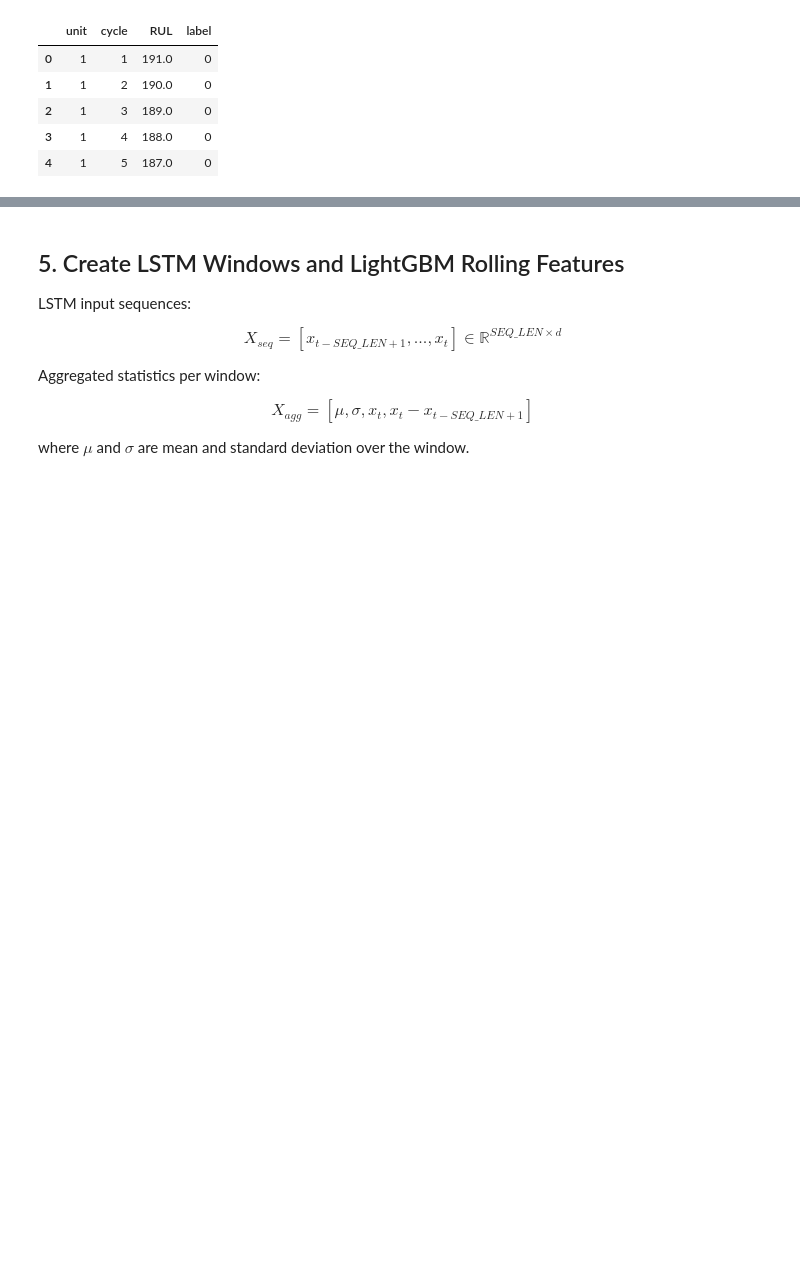
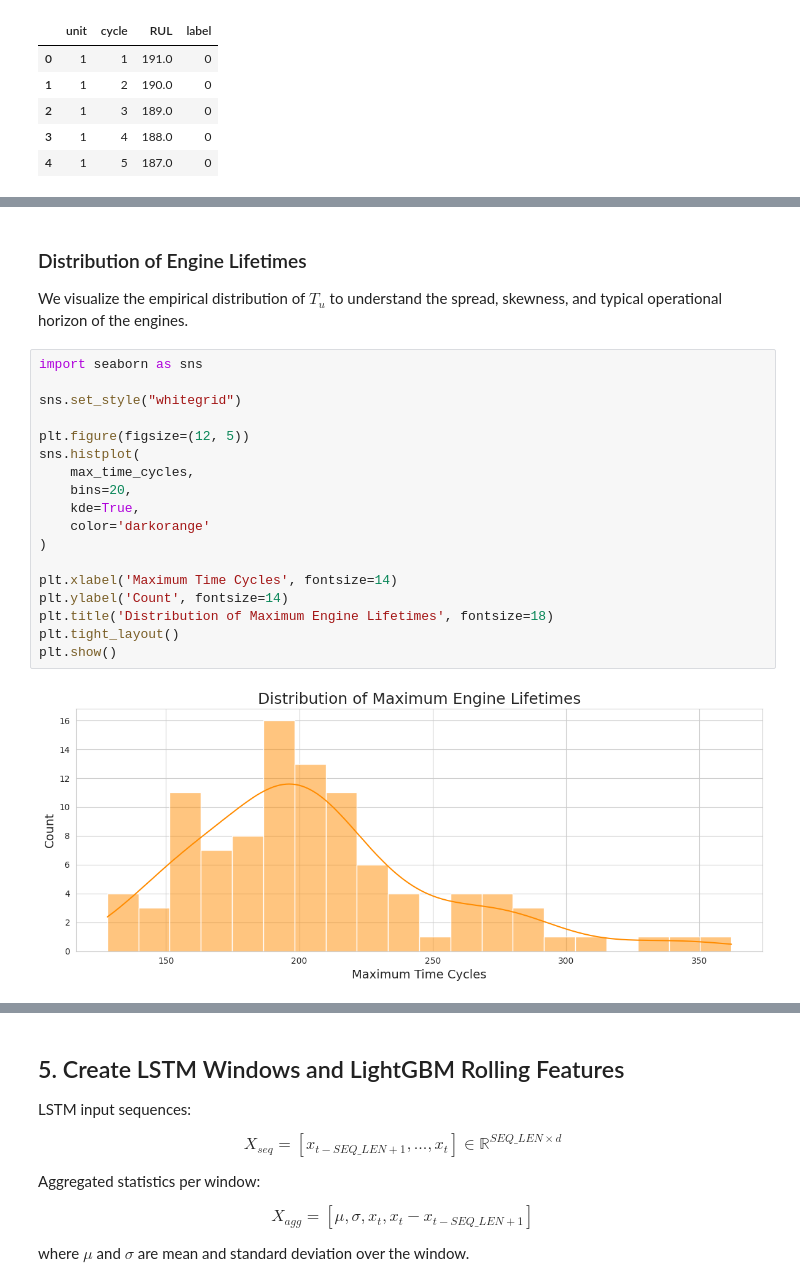
Before and after one commit to KarthikPrakhya/OptiML-Data-Analysis-AB-Notebooks, a Jupyter notebook: OptiML Data Analysis Jupyter Notebooks/ensemble_failure_prediction_notebook.ipynb, the cells around one changed output, grey strips where cells are left out. Drawn from its saved outputs; the diff is of its cells as text; blank space fills up the shorter version.

```diff
--- a/OptiML Data Analysis Jupyter Notebooks/ensemble_failure_prediction_notebook.ipynb
+++ b/OptiML Data Analysis Jupyter Notebooks/ensemble_failure_prediction_notebook.ipynb
@@ -136,0 +167,25 @@ plt.show()
+# %% [markdown]
+### Distribution of Engine Lifetimes
+
+We visualize the empirical distribution of $T_u$ to understand the spread,
+skewness, and typical operational horizon of the engines.
+# %%
+import seaborn as sns
+
+sns.set_style("whitegrid")
+
+plt.figure(figsize=(12, 5))
+sns.histplot(
+    max_time_cycles,
+    bins=20,
+    kde=True,
+    color='darkorange'
+)
+
+plt.xlabel('Maximum Time Cycles', fontsize=14)
+plt.ylabel('Count', fontsize=14)
+plt.title('Distribution of Maximum Engine Lifetimes', fontsize=18)
+plt.tight_layout()
+plt.show()
+# %% [output]
+[figure, added]
```
Also changed, not shown: parts of 25 cells of this notebook.
